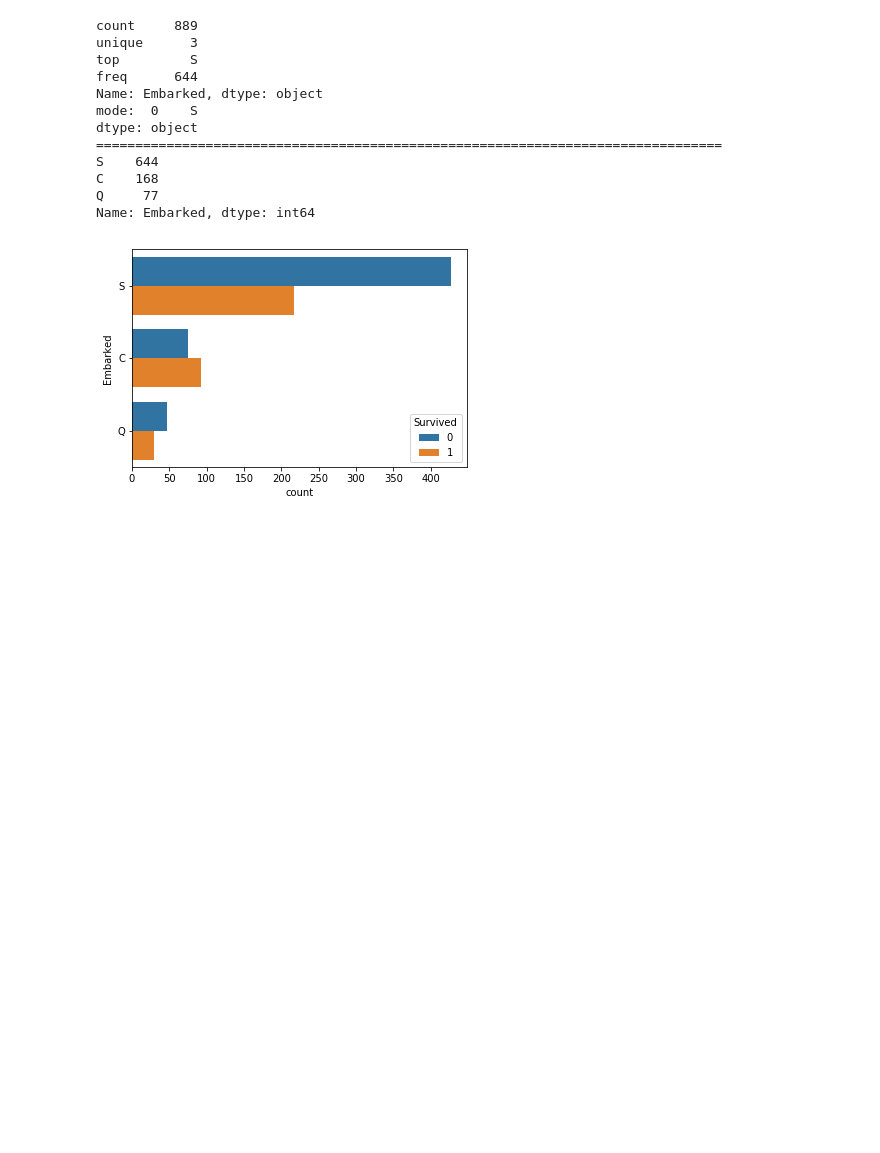
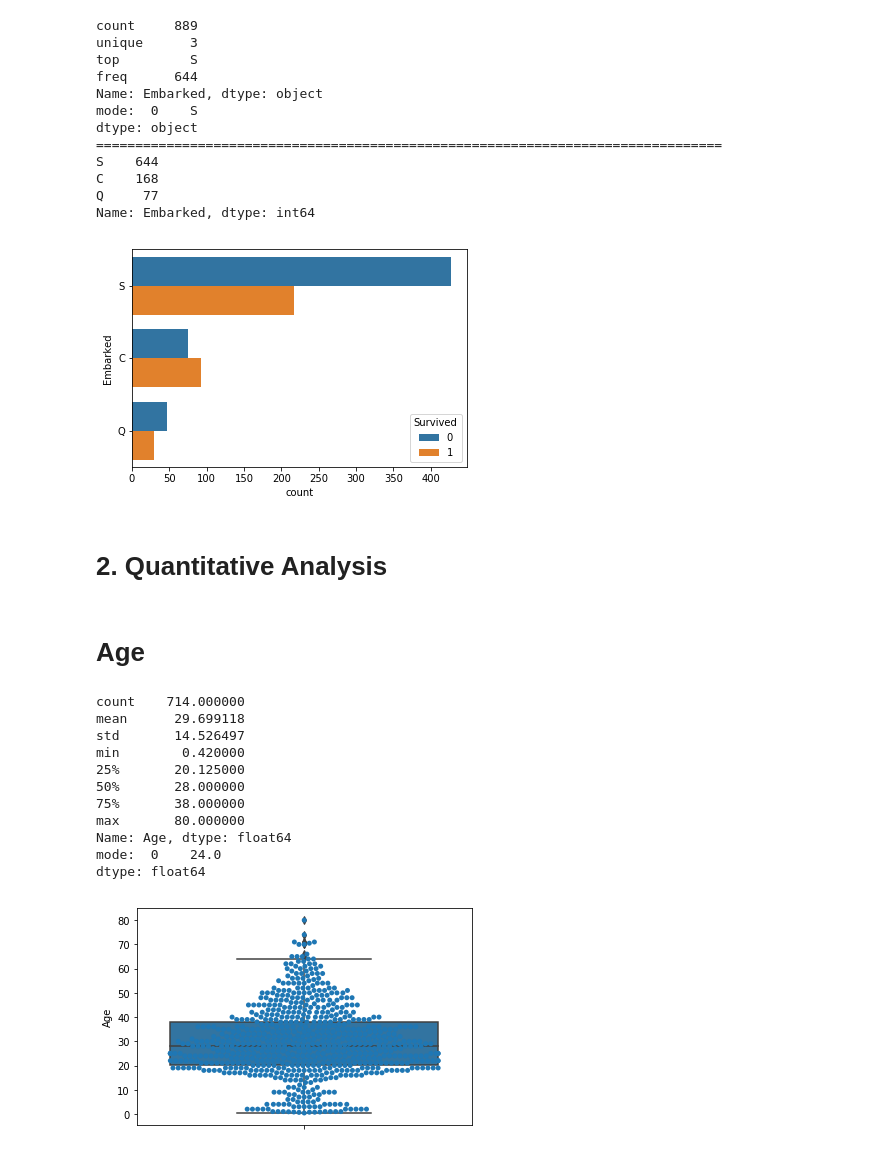
Before and after one commit to notha99y/EDA, a Jupyter notebook: Titanic.ipynb, the cells around one changed output. Drawn from its saved outputs; the diff is of its cells as text; code cells hidden in the pictures; blank space fills up the shorter version.

Commit message:
added quantitative_summarized. update titanic.ipynb with quantitative analysis and feature selection. explained dashboarding practices

```diff
--- a/Titanic.ipynb
+++ b/Titanic.ipynb
@@ -131,3 +120,25 @@ C    168
 Q     77
 Name: Embarked, dtype: int64
 [figure]
+# %% [markdown]
+# 2. Quantitative Analysis
+# %% [markdown]
+# Age
+# %%
+c_palette = ['tab:blue', 'tab:orange']
+# %%
+# univariate analysis
+quantitative_summarized(dataframe= train_df, y = 'Age', palette=c_palette, verbose=False, swarm=True)
+# %% [output]
+count    714.000000
+mean      29.699118
+std       14.526497
+min        0.420000
+25%       20.125000
+50%       28.000000
+75%       38.000000
+max       80.000000
+Name: Age, dtype: float64
+mode:  0    24.0
+dtype: float64
+[figure, added]
```
Also changed, not shown: parts of 23 cells of this notebook, 8 other files.
